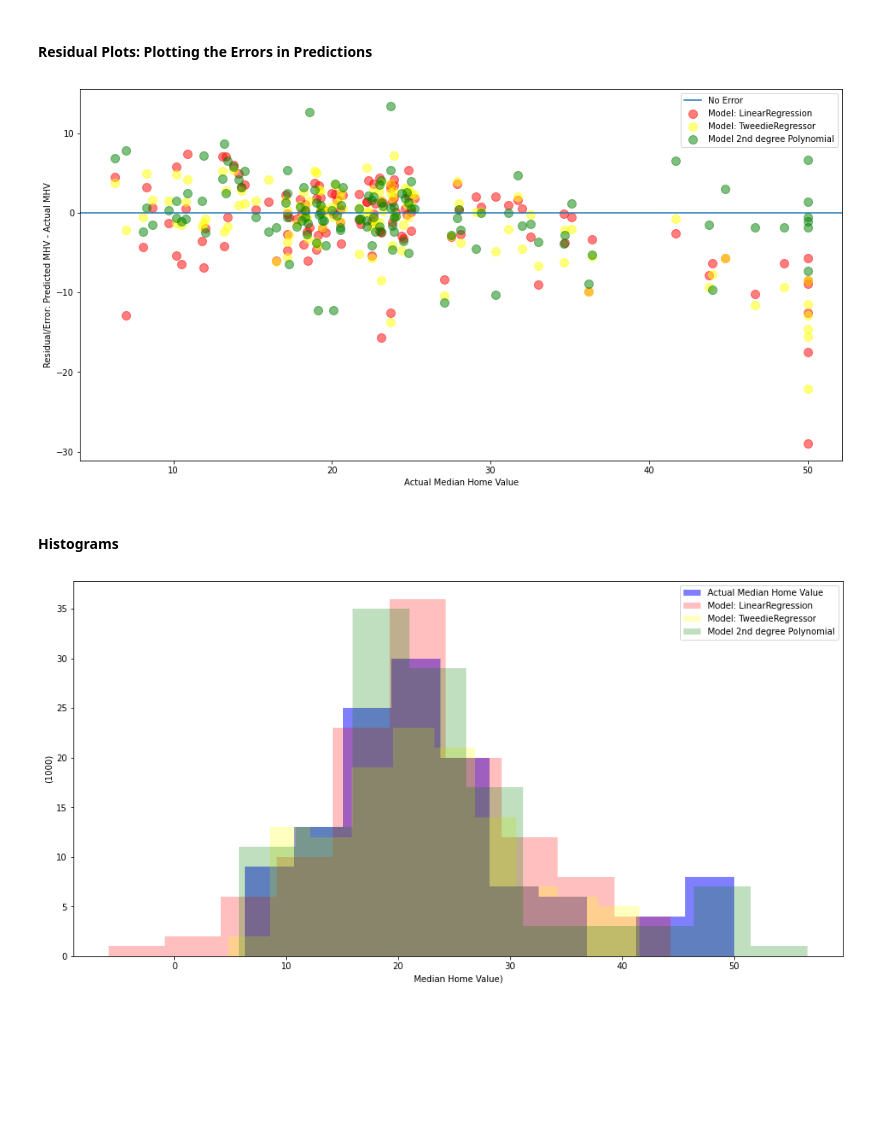
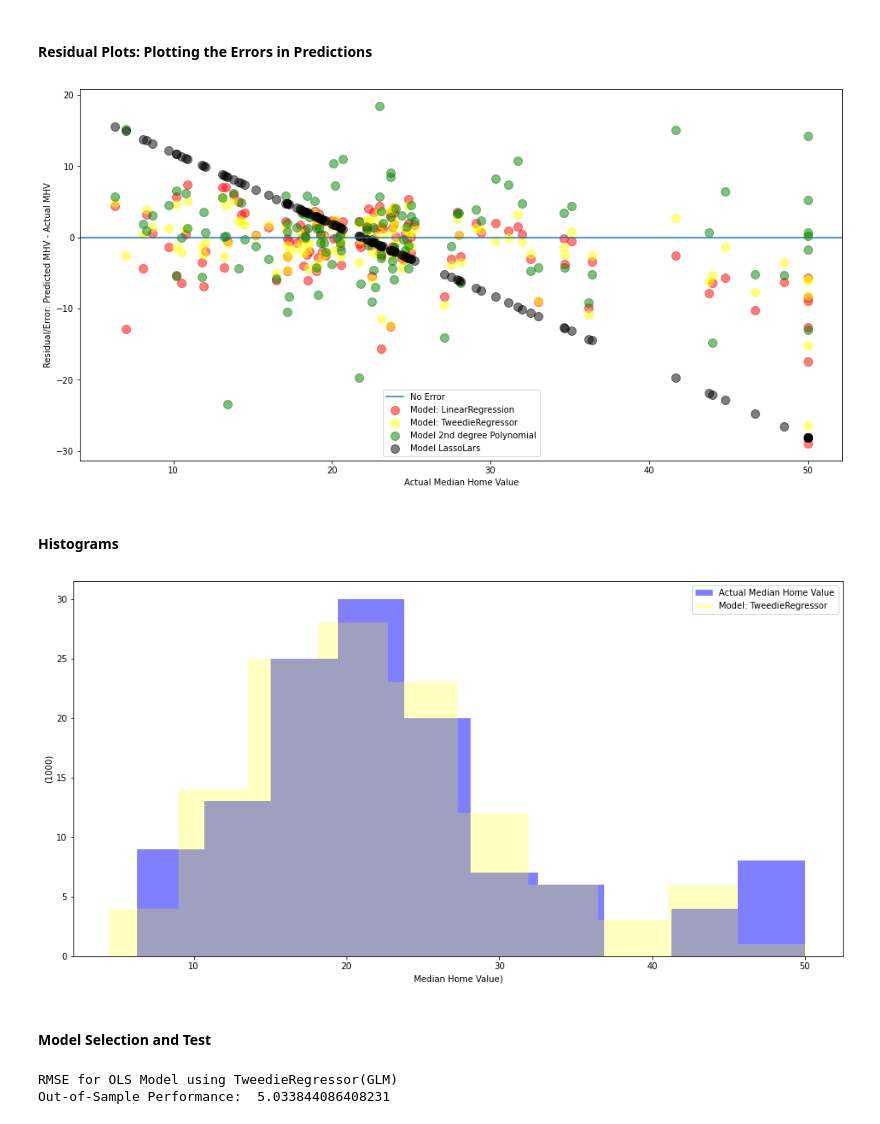
Before and after one commit to albertopuentes/regression-exercises, a Jupyter notebook: Modeling.ipynb, the cells around one changed output. Drawn from its saved outputs; the diff is of its cells as text; code cells hidden in the pictures; blank space fills up the shorter version.

Commit message:
Modeling Exercises - completed (revised)

```diff
--- a/Modeling.ipynb
+++ b/Modeling.ipynb
@@ -130,16 +130,16 @@ lm = LinearRegression(normalize=True)
 
 # fit the model to our training data. We must specify the column in y_train,
 # since we have converted it to a dataframe from a series!
-lm.fit(X_train, y_train.medv)
+lm.fit(X_train_scaled, y_train.medv)
 
 # predict train
-y_train['medv_pred_lm'] = lm.predict(X_train)
+y_train['medv_pred_lm'] = lm.predict(X_train_scaled)
 
 # evaluate: rmse
 rmse_train_lm = mean_squared_error(y_train.medv, y_train.medv_pred_lm)**(1/2)
 
 # predict validate
-y_validate['medv_pred_lm'] = lm.predict(X_validate)
+y_validate['medv_pred_lm'] = lm.predict(X_validate_scaled)
 
 # evaluate: rmse
 rmse_validate_lm = mean_squared_error(y_validate.medv, y_validate.medv_pred_lm)**(1/2)
@@ -158,16 +158,16 @@ lars = LassoLars(alpha=1.0)
 
 # fit the model to our training data. We must specify the column in y_train,
 # since we have converted it to a dataframe from a series!
-lars.fit(X_train, y_train.medv)
+lars.fit(X_train_scaled, y_train.medv)
 
 # predict train
-y_train['medv_pred_lars'] = lars.predict(X_train)
+y_train['medv_pred_lars'] = lars.predict(X_train_scaled)
 
 # evaluate: rmse
 rmse_train_lars = mean_squared_error(y_train.medv, y_train.medv_pred_lars)**(1/2)
 
 # predict validate
-y_validate['medv_pred_lars'] = lars.predict(X_validate)
+y_validate['medv_pred_lars'] = lars.predict(X_validate_scaled)
 
 # evaluate: rmse
 rmse_validate_lars = mean_squared_error(y_validate.medv, y_validate.medv_pred_lars)**(1/2)
@@ -186,16 +186,16 @@ glm = TweedieRegressor(power=1, alpha=0)
 
 # fit the model to our training data. We must specify the column in y_train,
 # since we have converted it to a dataframe from a series!
-glm.fit(X_train, y_train.medv)
+glm.fit(X_train_scaled, y_train.medv)
 
 # predict train
-y_train['medv_pred_glm'] = glm.predict(X_train)
+y_train['medv_pred_glm'] = glm.predict(X_train_scaled)
 
 # evaluate: rmse
 rmse_train_glm = mean_squared_error(y_train.medv, y_train.medv_pred_glm)**(1/2)
 
 # predict validate
-y_validate['medv_pred_glm'] = glm.predict(X_validate)
+y_validate['medv_pred_glm'] = glm.predict(X_validate_scaled)
 
 # evaluate: rmse
 rmse_validate_glm = mean_squared_error(y_validate.medv, y_validate.medv_pred_glm)**(1/2)
@@ -214,11 +214,11 @@ Validation/Out-of-Sample:  5.067497282508355
 pf = PolynomialFeatures(degree=2)
 
 # fit and transform X_train_scaled
-X_train_degree2 = pf.fit_transform(X_train)
+X_train_degree2 = pf.fit_transform(X_train_scaled)
 
 # transform X_validate_scaled & X_test_scaled
-X_validate_degree2 = pf.transform(X_validate)
-X_test_degree2 = pf.transform(X_test)
+X_validate_degree2 = pf.transform(X_validate_scaled)
+X_test_degree2 = pf.transform(X_test_scaled)
 # %%
 # create the model object
 lm2 = LinearRegression(normalize=True)
@@ -284,6 +284,8 @@ plt.scatter(y_validate.medv, y_validate.medv_pred_glm - y_validate.medv,
             alpha=.5, color="yellow", s=100, label="Model: TweedieRegressor")
 plt.scatter(y_validate.medv, y_validate.medv_pred_lm2-y_validate.medv,
             alpha=.5, color="green", s=100, label="Model 2nd degree Polynomial")
+plt.scatter(y_validate.medv, y_validate.medv_pred_lars-y_validate.medv,
+            alpha=.5, color="black", s=100, label="Model LassoLars")
 plt.legend()
 plt.xlabel("Actual Median Home Value")
 plt.ylabel("Residual/Error: Predicted MHV - Actual MHV")
@@ -292,20 +294,35 @@ plt.annotate("", (2.0, -10))
 plt.annotate("", (15.5, 3))
 plt.show()
 # %% [output]
-[figure, old version]
+[figure, new version]
 # %% [markdown]
 #### Histograms
 # %%
 # plot to visualize actual vs predicted.
 plt.figure(figsize=(16,8))
 plt.hist(y_validate.medv, color='blue', alpha=.5, label="Actual Median Home Value")
-plt.hist(y_validate.medv_pred_lm, color='red', alpha=.25, label="Model: LinearRegression")
+#plt.hist(y_validate.medv_pred_lm, color='red', alpha=.25, label="Model: LinearRegression")
 plt.hist(y_validate.medv_pred_glm, color='yellow', alpha=.25, label="Model: TweedieRegressor")
-plt.hist(y_validate.medv_pred_lm2, color='green', alpha=.25, label="Model 2nd degree Polynomial")
+#plt.hist(y_validate.medv_pred_lm2, color='green', alpha=.25, label="Model 2nd degree Polynomial")
 plt.xlabel("Median Home Value)")
 plt.ylabel("(1000)")
 plt.title("")
 plt.legend()
 plt.show()
 # %% [output]
-[figure, old version]
+[figure, new version]
+# %% [markdown]
+#### Model Selection and Test
+# %%
+y_test = pd.DataFrame(y_test)
+
+# predict on test
+y_test['medv_pred_glm'] = glm.predict(X_test_scaled)
+
+# evaluate: rmse
+rmse_test = mean_squared_error(y_test.medv, y_test.medv_pred_glm)**(1/2)
+
+print("RMSE for OLS Model using TweedieRegressor(GLM)\nOut-of-Sample Performance: ", rmse_test)
+# %% [output]
+RMSE for OLS Model using TweedieRegressor(GLM)
+Out-of-Sample Performance:  5.033844086408231
```
Also changed, not shown: parts of 3 cells of this notebook.
